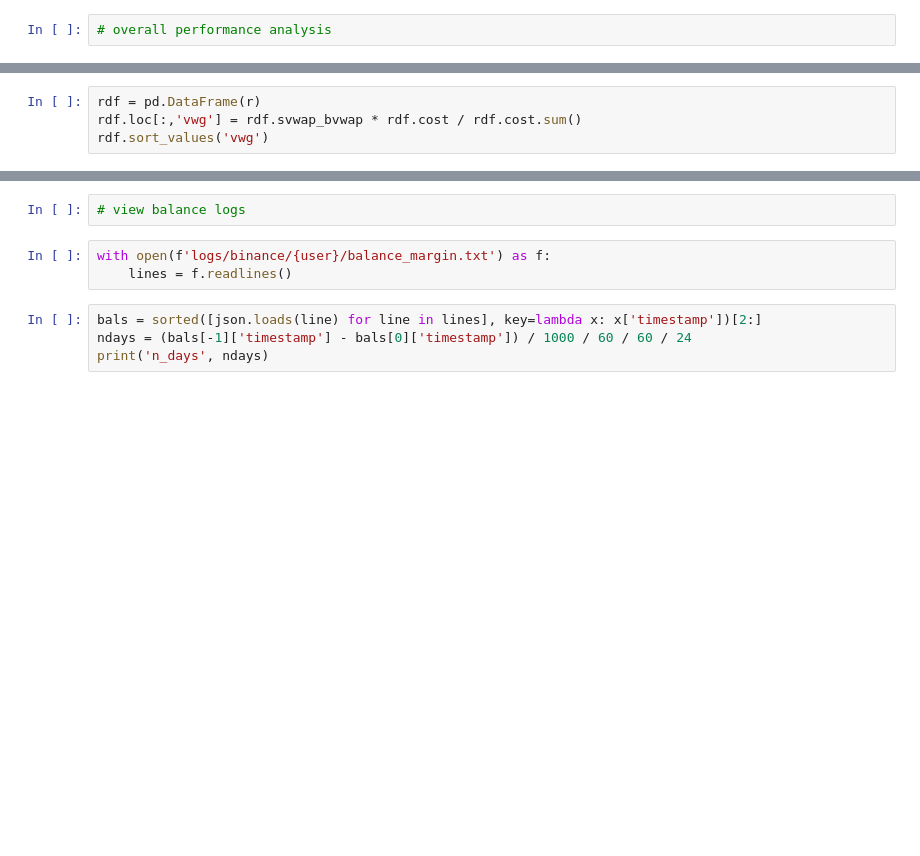
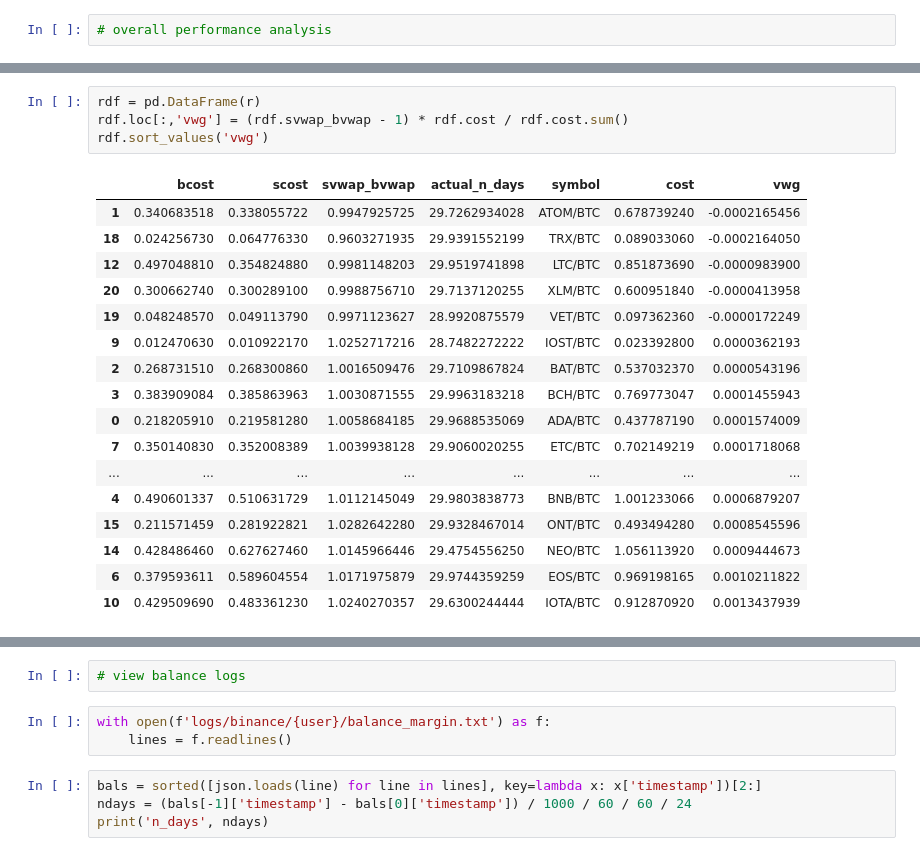
Before and after one commit to enarjord/passivbot_binance_isolated_margin_legacy, a Jupyter notebook: passivbot_notebook.ipynb, the cells around one changed output, grey strips where cells are left out. Drawn from its saved outputs; the diff is of its cells as text; blank space fills up the shorter version.

```diff
--- a/passivbot_notebook.ipynb
+++ b/passivbot_notebook.ipynb
@@ -262,6 +503,24 @@ for s_ in sorted(vwap.my_trades):
 # %%
 rdf = pd.DataFrame(r)
-rdf.loc[:,'vwg'] = rdf.svwap_bvwap * rdf.cost / rdf.cost.sum()
+rdf.loc[:,'vwg'] = (rdf.svwap_bvwap - 1) * rdf.cost / rdf.cost.sum()
 rdf.sort_values('vwg')
+# %% [output]
+|  | bcost | scost | svwap_bvwap | actual_n_days | symbol | cost | vwg |
+| 1 | 0.340683518 | 0.338055722 | 0.9947925725 | 29.7262934028 | ATOM/BTC | 0.678739240 | -0.0002165456 |
+| 18 | 0.024256730 | 0.064776330 | 0.9603271935 | 29.9391552199 | TRX/BTC | 0.089033060 | -0.0002164050 |
+| 12 | 0.497048810 | 0.354824880 | 0.9981148203 | 29.9519741898 | LTC/BTC | 0.851873690 | -0.0000983900 |
+| 20 | 0.300662740 | 0.300289100 | 0.9988756710 | 29.7137120255 | XLM/BTC | 0.600951840 | -0.0000413958 |
+| 19 | 0.048248570 | 0.049113790 | 0.9971123627 | 28.9920875579 | VET/BTC | 0.097362360 | -0.0000172249 |
+| 9 | 0.012470630 | 0.010922170 | 1.0252717216 | 28.7482272222 | IOST/BTC | 0.023392800 | 0.0000362193 |
+| 2 | 0.268731510 | 0.268300860 | 1.0016509476 | 29.7109867824 | BAT/BTC | 0.537032370 | 0.0000543196 |
+| 3 | 0.383909084 | 0.385863963 | 1.0030871555 | 29.9963183218 | BCH/BTC | 0.769773047 | 0.0001455943 |
+| 0 | 0.218205910 | 0.219581280 | 1.0058684185 | 29.9688535069 | ADA/BTC | 0.437787190 | 0.0001574009 |
+| 7 | 0.350140830 | 0.352008389 | 1.0039938128 | 29.9060020255 | ETC/BTC | 0.702149219 | 0.0001718068 |
+| ... | ... | ... | ... | ... | ... | ... | ... |
+| 4 | 0.490601337 | 0.510631729 | 1.0112145049 | 29.9803838773 | BNB/BTC | 1.001233066 | 0.0006879207 |
+| 15 | 0.211571459 | 0.281922821 | 1.0282642280 | 29.9328467014 | ONT/BTC | 0.493494280 | 0.0008545596 |
+| 14 | 0.428486460 | 0.627627460 | 1.0145966446 | 29.4754556250 | NEO/BTC | 1.056113920 | 0.0009444673 |
+| 6 | 0.379593611 | 0.589604554 | 1.0171975879 | 29.9744359259 | EOS/BTC | 0.969198165 | 0.0010211822 |
+| 10 | 0.429509690 | 0.483361230 | 1.0240270357 | 29.6300244444 | IOTA/BTC | 0.912870920 | 0.0013437939 |
 # %%
 (rdf.svwap_bvwap * rdf.cost / rdf.cost.sum()).sum()
```
Also changed, not shown: parts of 27 cells of this notebook.
